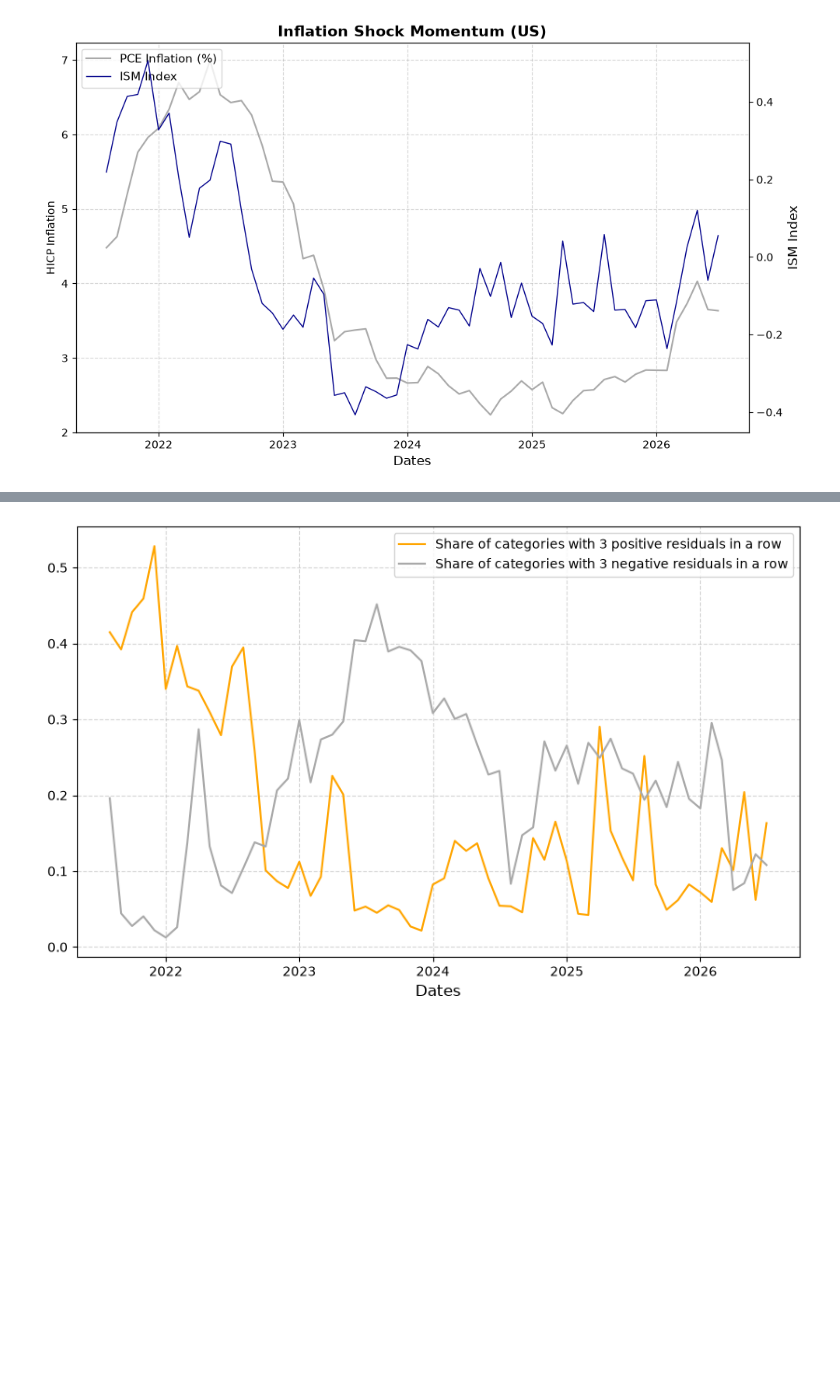
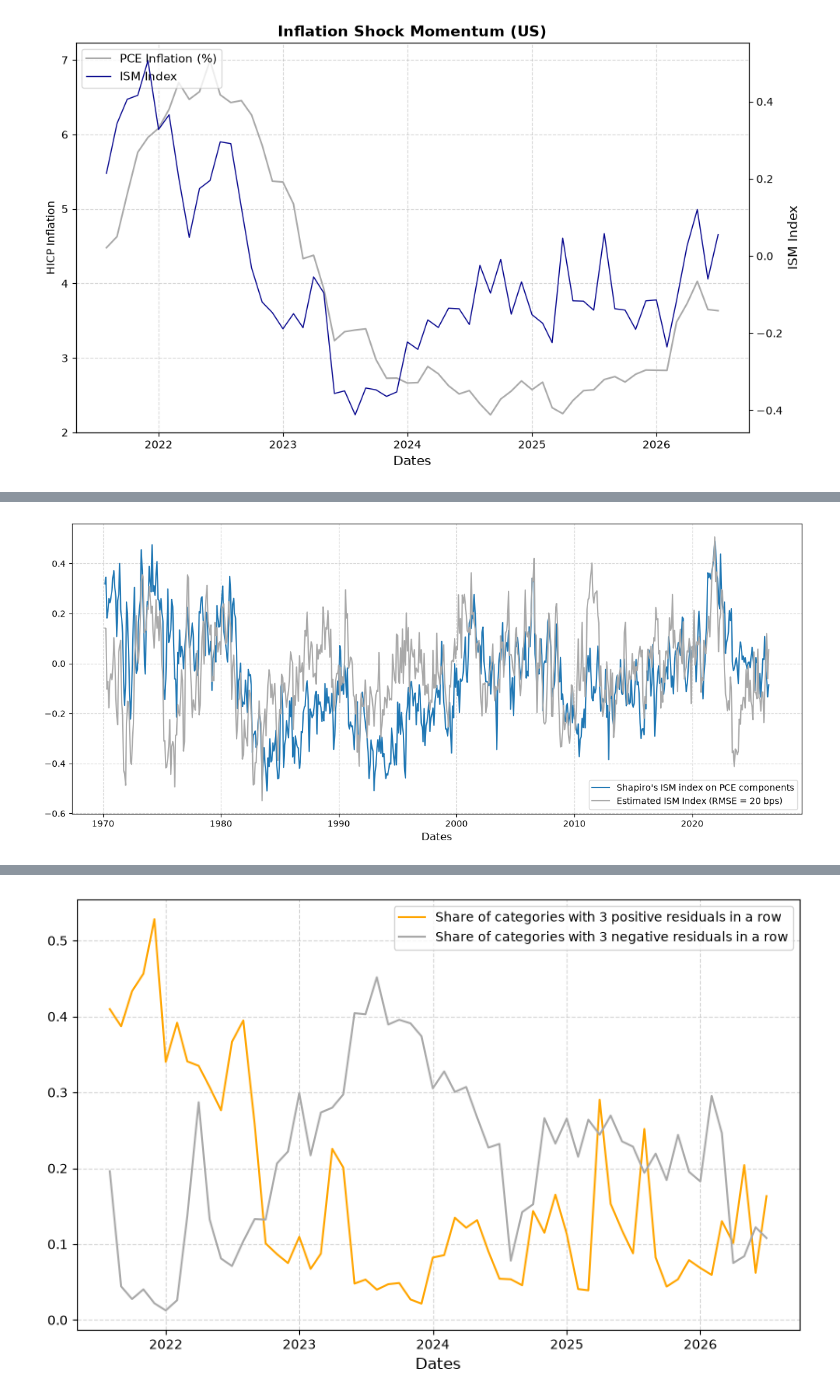
Before and after one commit to Lea-Gosselin/ismi-index, a Jupyter notebook: mainUS.ipynb, the cells around one changed output, grey strips where cells are left out. Saved outputs shown, nothing was run; the diff lists cells and outputs as text; code cells hidden in the pictures; blank space fills up the shorter version.

```diff
--- a/mainUS.ipynb
+++ b/mainUS.ipynb
@@ -179,0 +23,6 @@ def replicateIsmi(dfInflation, df_shocks, dfW=dfW, rolling_window=120, k=3):
+# %%
+dfInflation = dfInflation.loc[:, ~dfInflation.columns.isin([
+        "Internet access (72)",
+        "Video and audio streaming and rental"
+    ])]
+dfInflation
@@ -180,7 +44,7 @@ def replicateIsmi(dfInflation, df_shocks, dfW=dfW, rolling_window=120, k=3):
 # %%
 # Call estimates
-df_shocks, aCoef, rhoCoef = twoStepsAr(dfInflation, rolling_window=120)
-posItems, negItems, posIsmi, negIsmi, ismIndex = replicateIsmi(dfInflation, df_shocks)
+df_shocks, aCoef, rhoCoef = fismi.twoStepsAr(dfInflation, rolling_window=120)
+posItems, negItems, posIsmi, negIsmi, ismIndex = fismi.replicateIsmi(dfInflation, df_shocks, dfW)
 
 # Merge
 ismIndex = ismIndex.to_frame().merge(
@@ -247,0 +121,35 @@ ismIndex
+# %%
+# Compare headline series
+AllSeries = ismIndex.merge(
+    ShapiroResults["ismi_headline_ar1_k3"],
+    how="left",
+    right_index=True,
+    left_index=True
+)
+
+# Compute RMSE
+RMSE = utils.rmse(AllSeries["ismi_headline_ar1_k3"].values, AllSeries["ISMIndex"].values)
+
+fig, ax = plt.subplots(figsize=(15, 6))
+x_axis = AllSeries.index
+ax.plot(
+    x_axis,
+    AllSeries["ismi_headline_ar1_k3"].values,
+    # color="orange",
+    label="Shapiro's ISM index on PCE components",
+    linewidth=1.5,
+)
+
+ax.plot(
+    x_axis,
+    AllSeries["ISMIndex"].values,
+    label=f"Estimated ISM Index (RMSE = {RMSE*100:.0f} bps)",
+    color="darkgrey",
+    linewidth=1.5,
+)
+
+ax.legend()
+ax.set_xlabel("Dates", fontsize=12)
+ax.grid(True, linestyle="--", alpha=0.5)
+# %% [output]
+[figure, added]
```
Also changed, not shown: parts of 9 cells of this notebook, 8 other files.
